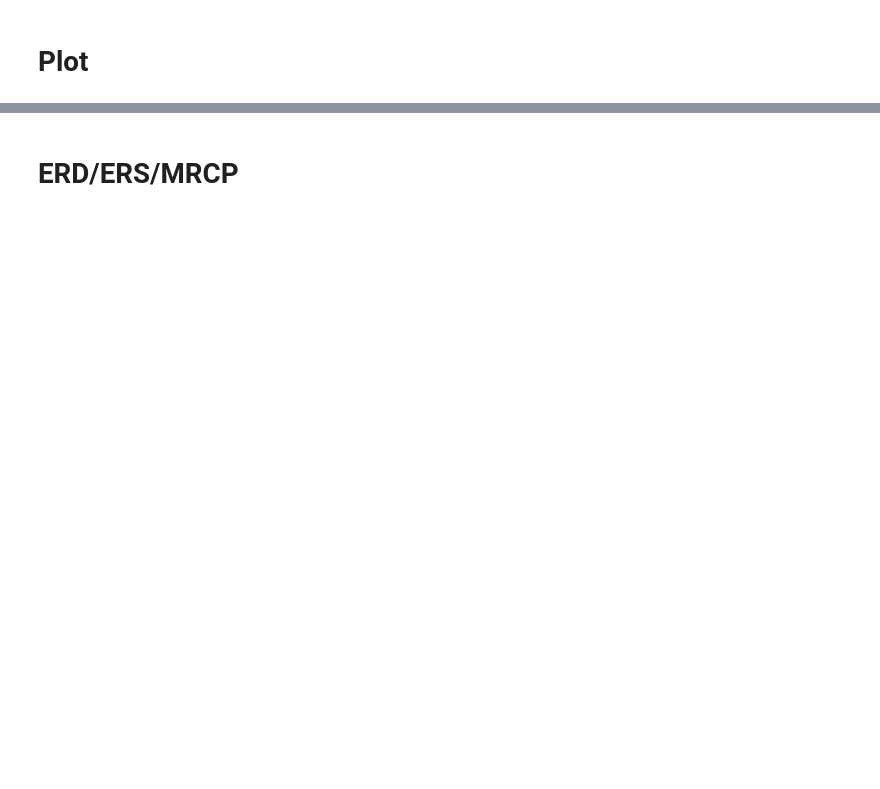
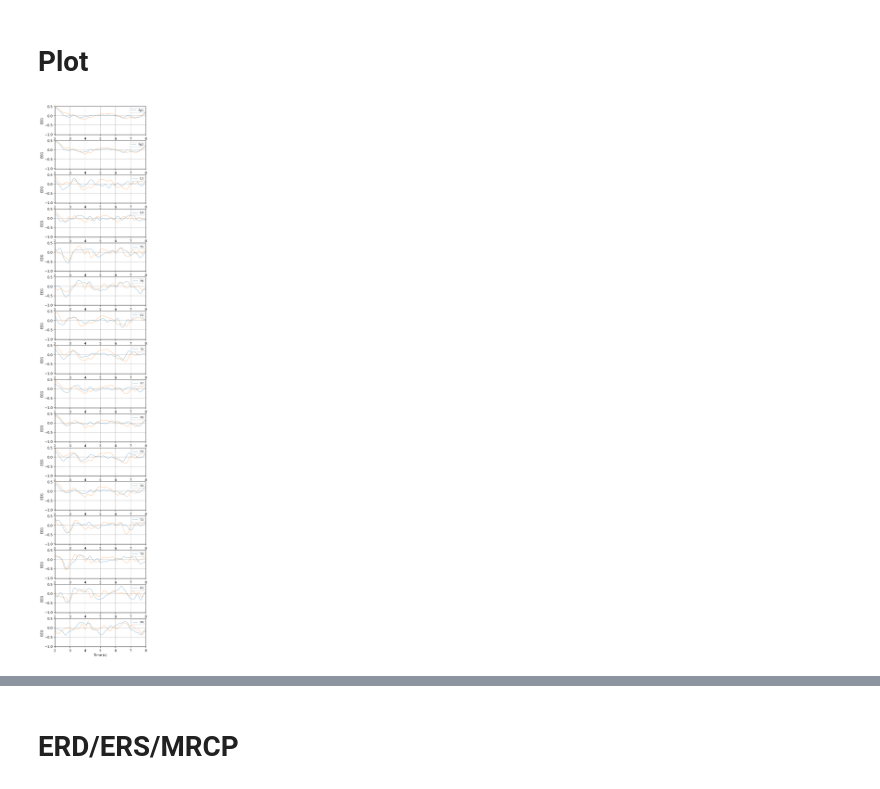
Before and after one commit to Bornholmersild/hybrid_bci, a Jupyter notebook: src/utilities/test_new_preprocessing_method.ipynb, the cells around one changed output, grey strips where cells are left out. Saved outputs shown, nothing was run; the diff lists cells and outputs as text; code cells hidden in the pictures; blank space fills up the shorter version.

```diff
--- a/src/utilities/test_new_preprocessing_method.ipynb
+++ b/src/utilities/test_new_preprocessing_method.ipynb
@@ -531,22 +730,59 @@ print(f"Mean epoch data shape: {EEG_epoch_mean_mne.shape}")
 # %%
 def plot_eeg(eeg, fs = 125, n_samples = 1000):
     ymax = np.max(eeg)
     ymin = np.min(eeg)
+    xmax = 8
+    xmin = 2
 
     fig, axs = plt.subplots(16, 1, figsize=(5, 30), dpi=150)
 
     time = np.arange(n_samples) / fs
 
     for ch in range(16):
         ax = axs[ch]
         EEG = eeg[:, ch]
 
         ax.plot(time, EEG, linewidth=0.5)
 
         ax.set_ylim([ymin, ymax])
+        ax.set_xlim([xmin, xmax])
+        ax.grid()
 
         ax.set_xlabel('Time (s)')
         ax.set_ylabel('EEG')
-        ax.legend([EEG_NAMES[ch]], loc='upper right', fontsize='small')
+        ax.legend([EEG_CH_NAMES[ch]], loc='upper right', fontsize='small')
 
-plot_eeg(EEG_epoch_mean_mne, fs=125, n_samples=1000)
+    fig.tight_layout()
+
+def plot_index_thumb(index, thumb, fs = 125, n_samples = 1000):
+    ymax = np.max(index)
+    ymin = np.min(index)
+    xmax = 8
+    xmin = 2
+
+    fig, axs = plt.subplots(16, 1, figsize=(5, 30), dpi=150)
+
+    time = np.arange(n_samples) / fs
+
+    for ch in range(16):
+        ax = axs[ch]
+        sel_index = index[:, ch]
+        sel_thumb = thumb[:, ch]
+
+        ax.plot(time, sel_index, linewidth=0.5)
+        ax.plot(time, sel_thumb, linewidth=0.5)
+
+        ax.set_ylim([ymin, ymax])
+        ax.set_xlim([xmin, xmax])
+        ax.grid()
+
+        ax.set_xlabel('Time (s)')
+        ax.set_ylabel('EEG')
+        ax.legend([EEG_CH_NAMES[ch]], loc='upper right', fontsize='small')
+
+filt_ins = Filtering(125)
+
+#plot_eeg(filt_ins.zscore_within_channel(EEG_epoch_mean_mne), n_samples = 1000)
+plot_index_thumb(INDEX_epoch_mean, THUMB_epoch_mean)
+# %% [output]
+[figure, added]
```
Also changed, not shown: parts of 27 cells of this notebook, 55 other files.
